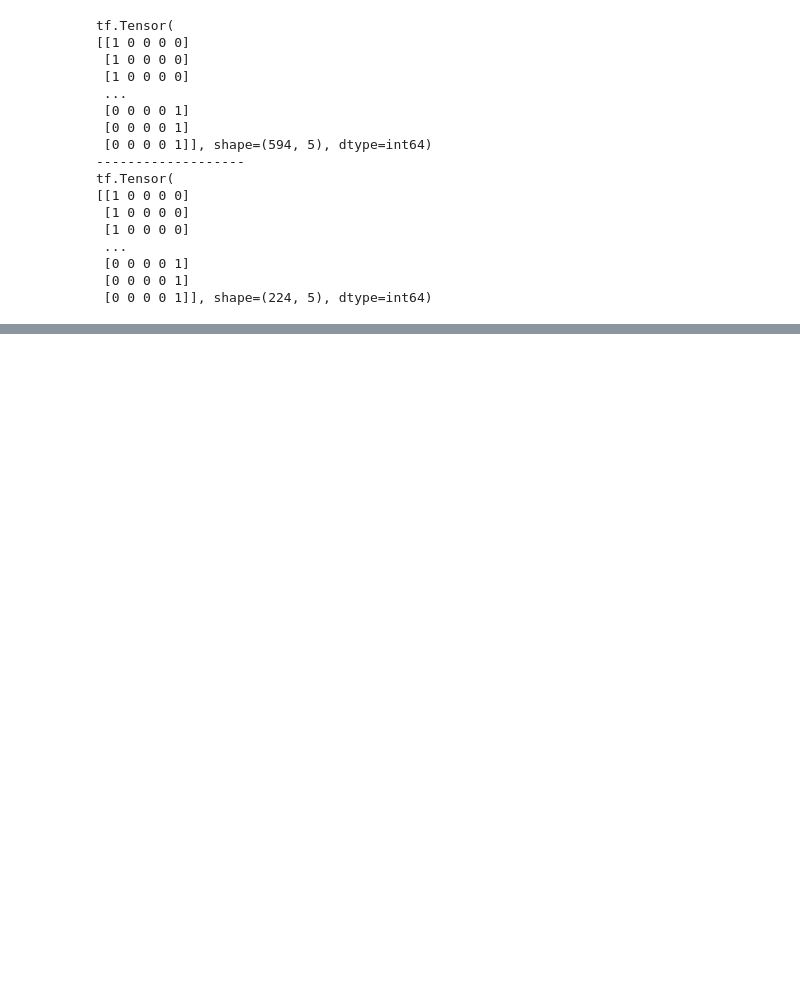
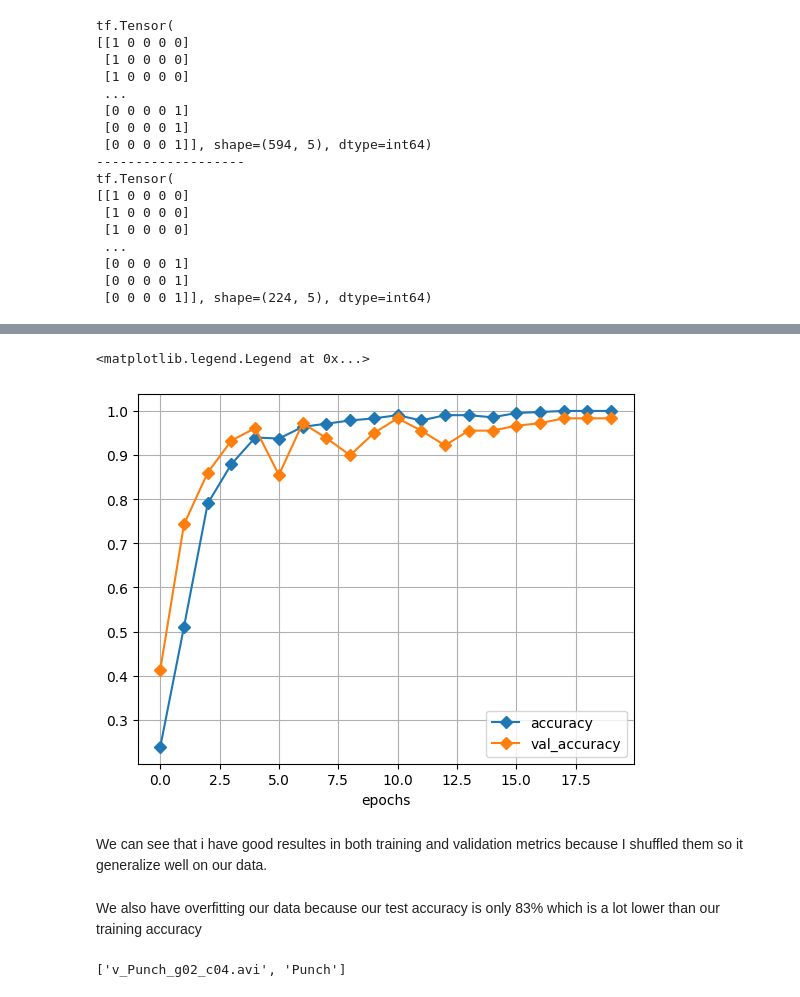
Before and after one commit to JalilBNH/M2TSI, a Jupyter notebook: tp5/dev.ipynb, the cells around one changed output, grey strips where cells are left out. Saved outputs shown, nothing was run; the diff lists cells and outputs as text; code cells hidden in the pictures; blank space fills up the shorter version.

```diff
--- a/tp5/dev.ipynb
+++ b/tp5/dev.ipynb
@@ -281,0 +360,13 @@ ValueError: Input 0 of layer "lstm_20" is incompatible with the layer: expected
+# %%
+plt.plot(history['accuracy'], label='accuracy', marker='D')
+plt.plot(history['val_accuracy'], label='val_accuracy', marker='D')
+plt.xlabel('epochs')
+plt.grid()
+plt.legend()
+# %% [output]
+<matplotlib.legend.Legend at 0x...>
+[figure, added]
+# %% [markdown]
+We can see that i have good resultes in both training and validation metrics because I shuffled them so it generalize well on our data.
+# %% [markdown]
+We also have  overfitting our data because our test accuracy is only 83% which is a lot lower than our training accuracy
@@ -281,0 +395,5 @@ ValueError: Input 0 of layer "lstm_20" is incompatible with the layer: expected
+# %%
+idx = 101
+print(df_test.loc[idx].to_list())
+# %% [output]
+['v_Punch_g02_c04.avi', 'Punch']
```
Also changed, not shown: parts of 22 cells of this notebook.
